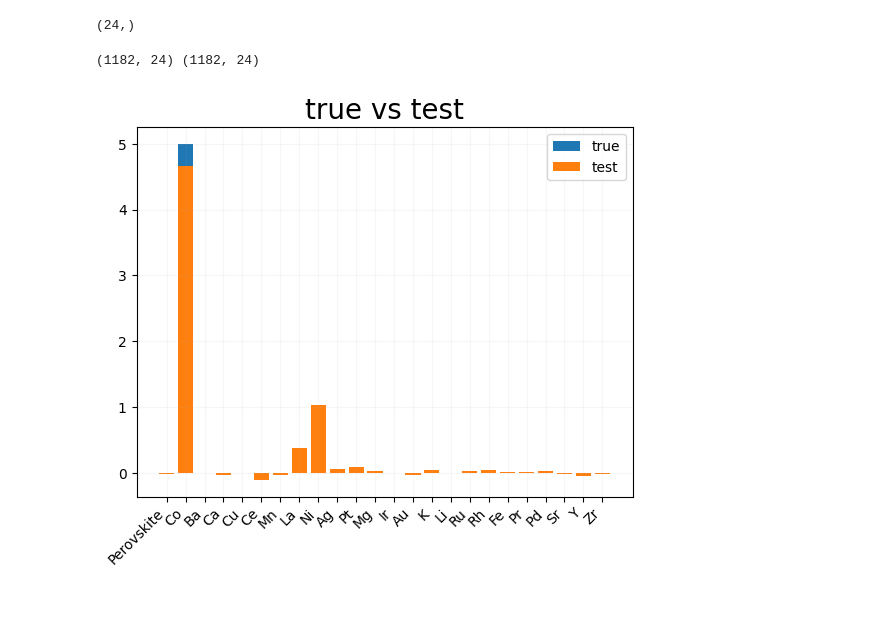
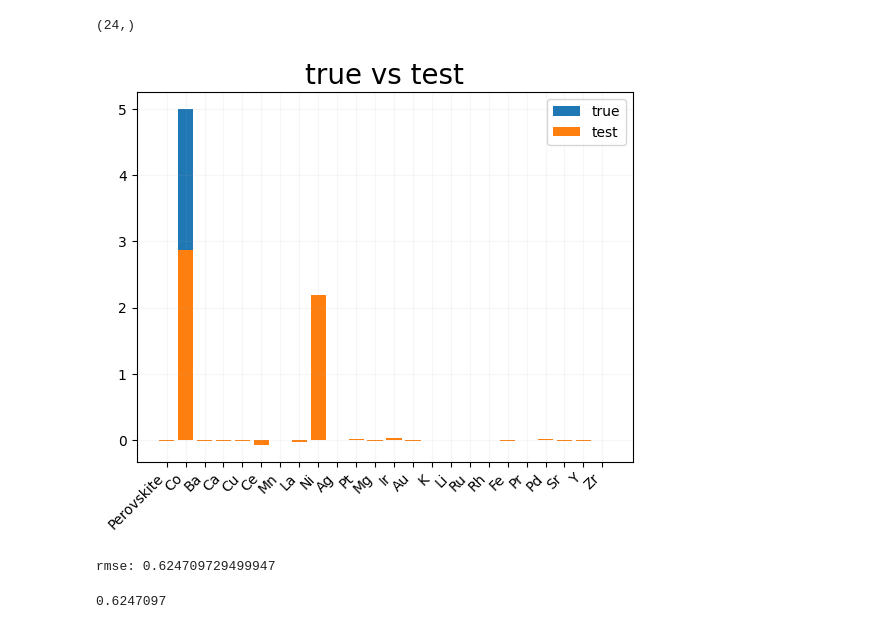
Before and after one commit to MINGYU-1/intern_practicing, a Jupyter notebook: earlystopping_optim.ipynb, the cells around one changed output. Saved outputs shown, nothing was run; the diff lists cells and outputs as text; code cells hidden in the pictures.

```diff
--- a/earlystopping_optim.ipynb
+++ b/earlystopping_optim.ipynb
@@ -204,0 +158,15 @@ torch.Size([30, 24])
+# %%
+# ===== 학습 끝: best 모델 weight로 복원 =====
+if early.best_state is not None:
+    model.load_state_dict(early.best_state)
+model = model.to(device)
+model.eval()
+with torch.no_grad():
+    x_hat, mu, logvar = model(x_test_s, c_test_s)
+x_test_s = x_test_s.to(device)
+c_test_s = c_test_s.to(device)
+x_true_test.shape
+x_true_test = x_test_s.detach().cpu()
+x_hat = x_hat.detach().cpu()
+test_mse = F.mse_loss(x_hat, x_true_test).item()
+print("test recon MSE:", test_mse)
@@ -235,14 +211,21 @@ x_true_test[1181].shape
 # %% [output]
 (24,)
 # %%
-print(x_true_test.shape,x_true_test.shape)
-plt.bar(metal_columns, x_true_test[0],label = 'true')
-plt.bar(metal_columns, x_hat_test[0], label = 'test')
+plt.bar(metal_columns, x_true_test[1],label = 'true')
+plt.bar(metal_columns, x_hat_test[1], label = 'test')
 plt.legend()
 plt.xticks(rotation=45, ha = 'right')
 plt.grid(alpha =0.1)
 plt.title(f'true vs test',fontsize = 20)
 plt.show()
+print(f'rmse: {np.sqrt(mean_squared_error(x_true_test[1], x_hat_test[1]))}')
 # %% [output]
+[figure, new version]
-(1182, 24) (1182, 24)
+rmse: 0.624709729499947
-[figure, old version]
+# %%
+sum = 0
+for i in range(len(x_true_test[1])):
+    sum +=(x_true_test[1,i]-x_hat_test[1,i])**2
+print((sum/len(x_true_test[1]))**(1/2))
+# %% [output]
+0.6247097
```
Also changed, not shown: parts of 5 cells of this notebook, 1 other file.
